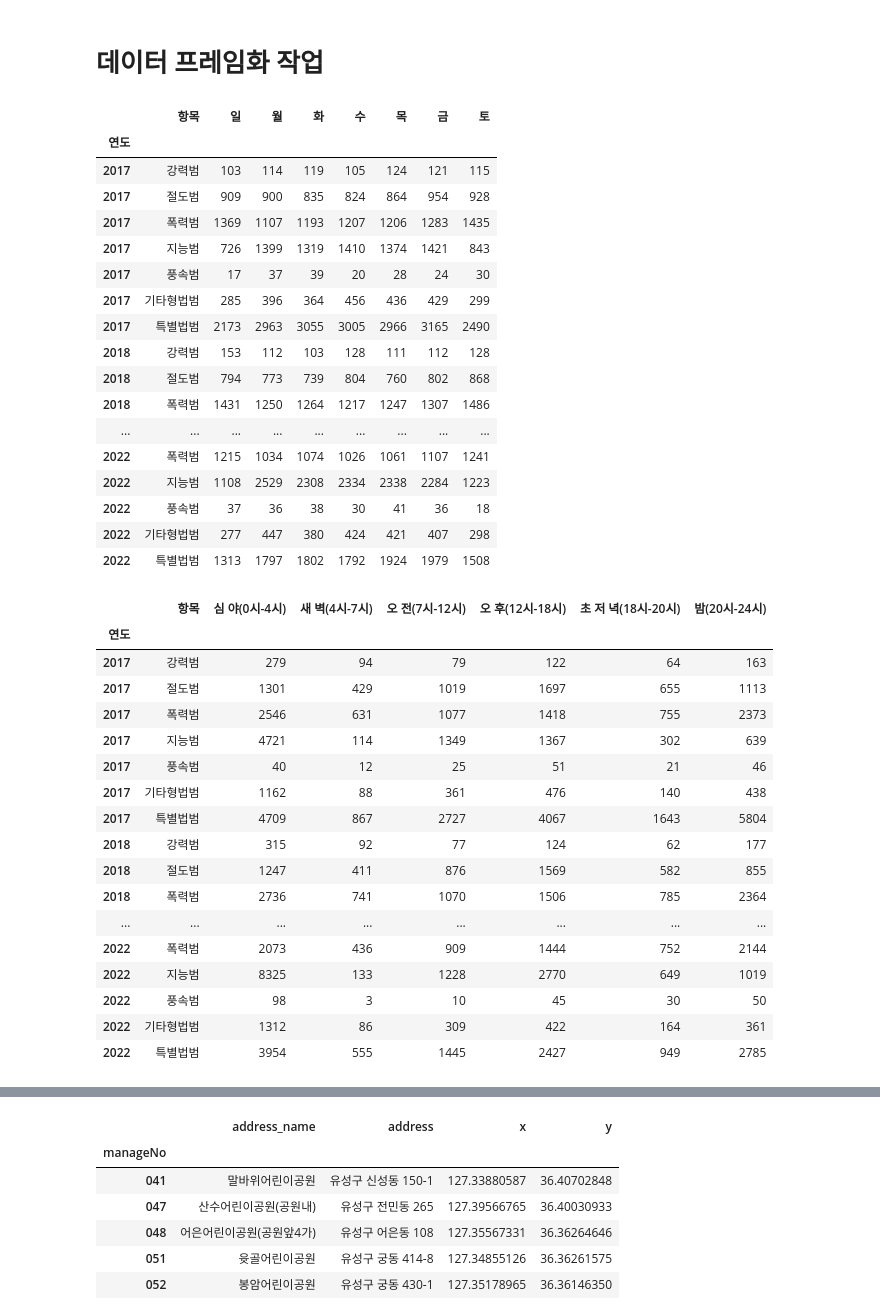
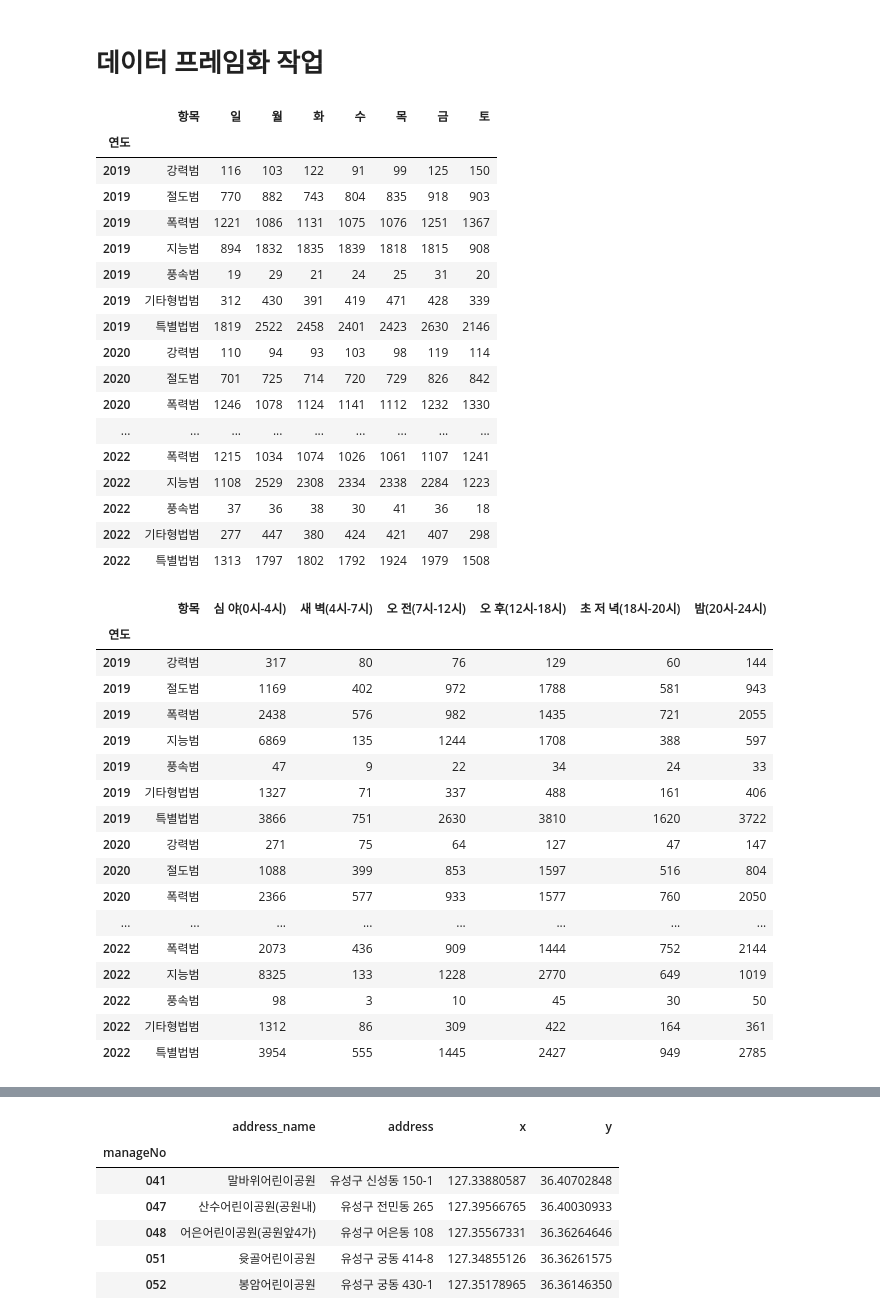
Before and after one commit to Bom-E/pythonDaejeon, a Jupyter notebook: dataframe_and_table.ipynb, the cells around one changed output, grey strips where cells are left out. Cells and saved outputs as stored; diff of their text form; code cells hidden in the pictures.

```diff
--- a/dataframe_and_table.ipynb
+++ b/dataframe_and_table.ipynb
@@ -15,24 +15,30 @@ from dotenv import load_dotenv
 # %%
 # 요일
 
 df_day = pd.read_csv('data/경찰청 대전광역시경찰청_대전지역 요일별 범죄발생현황_20221231.csv', encoding='CP949')
 
 df_day.set_index('연도', inplace=True)
 
+df_day.index = df_day.index.astype(str)
+
+df_del = df_day[df_day.index.str.contains('2017|2018')]
+
+df_day = df_day.drop(df_del.index)
+
 df_day
 # %% [output]
 |  | 항목 | 일 | 월 | 화 | 수 | 목 | 금 | 토 |
 | 연도 |  |  |  |  |  |  |  |  |
-| 2017 | 강력범 | 103 | 114 | 119 | 105 | 124 | 121 | 115 |
-| 2017 | 절도범 | 909 | 900 | 835 | 824 | 864 | 954 | 928 |
-| 2017 | 폭력범 | 1369 | 1107 | 1193 | 1207 | 1206 | 1283 | 1435 |
-| 2017 | 지능범 | 726 | 1399 | 1319 | 1410 | 1374 | 1421 | 843 |
-| 2017 | 풍속범 | 17 | 37 | 39 | 20 | 28 | 24 | 30 |
-| 2017 | 기타형법범 | 285 | 396 | 364 | 456 | 436 | 429 | 299 |
-| 2017 | 특별법범 | 2173 | 2963 | 3055 | 3005 | 2966 | 3165 | 2490 |
-| 2018 | 강력범 | 153 | 112 | 103 | 128 | 111 | 112 | 128 |
-| 2018 | 절도범 | 794 | 773 | 739 | 804 | 760 | 802 | 868 |
-| 2018 | 폭력범 | 1431 | 1250 | 1264 | 1217 | 1247 | 1307 | 1486 |
+| 2019 | 강력범 | 116 | 103 | 122 | 91 | 99 | 125 | 150 |
+| 2019 | 절도범 | 770 | 882 | 743 | 804 | 835 | 918 | 903 |
+| 2019 | 폭력범 | 1221 | 1086 | 1131 | 1075 | 1076 | 1251 | 1367 |
+| 2019 | 지능범 | 894 | 1832 | 1835 | 1839 | 1818 | 1815 | 908 |
+| 2019 | 풍속범 | 19 | 29 | 21 | 24 | 25 | 31 | 20 |
+| 2019 | 기타형법범 | 312 | 430 | 391 | 419 | 471 | 428 | 339 |
+| 2019 | 특별법범 | 1819 | 2522 | 2458 | 2401 | 2423 | 2630 | 2146 |
+| 2020 | 강력범 | 110 | 94 | 93 | 103 | 98 | 119 | 114 |
+| 2020 | 절도범 | 701 | 725 | 714 | 720 | 729 | 826 | 842 |
+| 2020 | 폭력범 | 1246 | 1078 | 1124 | 1141 | 1112 | 1232 | 1330 |
 | ... | ... | ... | ... | ... | ... | ... | ... | ... |
 | 2022 | 폭력범 | 1215 | 1034 | 1074 | 1026 | 1061 | 1107 | 1241 |
 | 2022 | 지능범 | 1108 | 2529 | 2308 | 2334 | 2338 | 2284 | 1223 |
@@ -46,20 +52,26 @@ df_time = pd.read_csv('data/경찰청 대전광역시경찰청_대전지역 시
 
 df_time.set_index('연도', inplace=True)
 
+df_time.index = df_time.index.astype(str)
+
+df_del = df_time[df_time.index.str.contains('2017|2018')]
+
+df_time = df_time.drop(df_del.index)
+
 df_time
 # %% [output]
 |  | 항목 | 심 야(0시-4시) | 새 벽(4시-7시) | 오 전(7시-12시) | 오 후(12시-18시) | 초 저 녁(18시-20시) | 밤(20시-24시) |
 | 연도 |  |  |  |  |  |  |  |
-| 2017 | 강력범 | 279 | 94 | 79 | 122 | 64 | 163 |
-| 2017 | 절도범 | 1301 | 429 | 1019 | 1697 | 655 | 1113 |
-| 2017 | 폭력범 | 2546 | 631 | 1077 | 1418 | 755 | 2373 |
-| 2017 | 지능범 | 4721 | 114 | 1349 | 1367 | 302 | 639 |
-| 2017 | 풍속범 | 40 | 12 | 25 | 51 | 21 | 46 |
-| 2017 | 기타형법범 | 1162 | 88 | 361 | 476 | 140 | 438 |
-| 2017 | 특별법범 | 4709 | 867 | 2727 | 4067 | 1643 | 5804 |
-| 2018 | 강력범 | 315 | 92 | 77 | 124 | 62 | 177 |
-| 2018 | 절도범 | 1247 | 411 | 876 | 1569 | 582 | 855 |
-| 2018 | 폭력범 | 2736 | 741 | 1070 | 1506 | 785 | 2364 |
+| 2019 | 강력범 | 317 | 80 | 76 | 129 | 60 | 144 |
+| 2019 | 절도범 | 1169 | 402 | 972 | 1788 | 581 | 943 |
+| 2019 | 폭력범 | 2438 | 576 | 982 | 1435 | 721 | 2055 |
+| 2019 | 지능범 | 6869 | 135 | 1244 | 1708 | 388 | 597 |
+| 2019 | 풍속범 | 47 | 9 | 22 | 34 | 24 | 33 |
+| 2019 | 기타형법범 | 1327 | 71 | 337 | 488 | 161 | 406 |
+| 2019 | 특별법범 | 3866 | 751 | 2630 | 3810 | 1620 | 3722 |
+| 2020 | 강력범 | 271 | 75 | 64 | 127 | 47 | 147 |
+| 2020 | 절도범 | 1088 | 399 | 853 | 1597 | 516 | 804 |
+| 2020 | 폭력범 | 2366 | 577 | 933 | 1577 | 760 | 2050 |
 | ... | ... | ... | ... | ... | ... | ... | ... |
 | 2022 | 폭력범 | 2073 | 436 | 909 | 1444 | 752 | 2144 |
 | 2022 | 지능범 | 8325 | 133 | 1228 | 2770 | 649 | 1019 |
```
Also changed, not shown: parts of 2 cells of this notebook, 2 other files.
